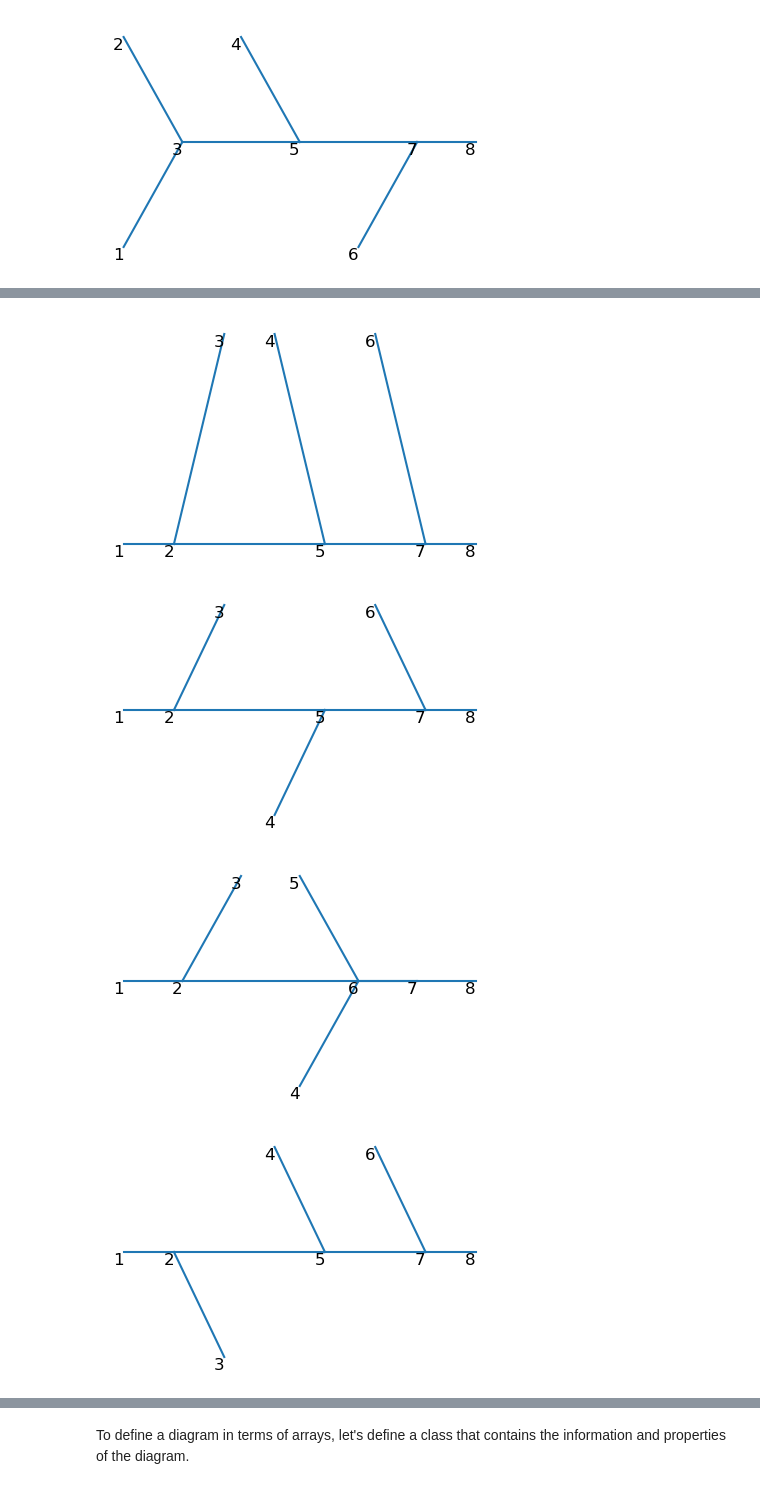
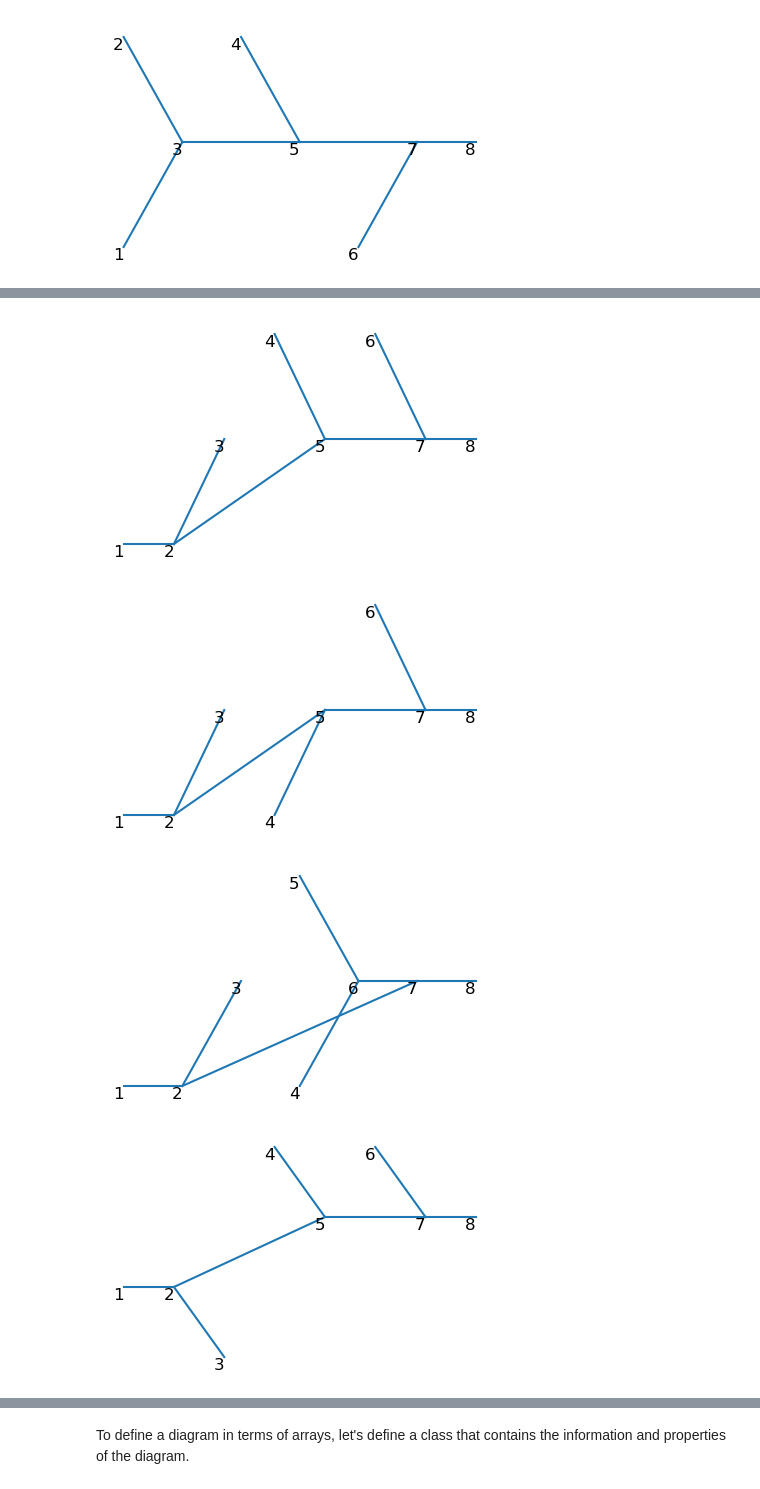
Before and after one commit to liuzhuozhuo/edp-renormalization, a Jupyter notebook: python/code_development.ipynb, the cells around one changed output, grey strips where cells are left out. Cells and saved outputs as stored; diff of their text form; code cells hidden in the pictures.

Commit message:
update file to include offset in connections

```diff
--- a/python/code_development.ipynb
+++ b/python/code_development.ipynb
@@ -153,12 +164,12 @@ After knowing the number of new diagrams to calculate, we consider the particles
 # %%
-def connection(points1, paths1, points2, paths2):
+def connection(points1, paths1, points2, paths2, offset = 0):
     in_out_paths1 = in_out_paths(paths1)
     in_out_paths2 = in_out_paths(paths2)
 
     #Create the new points array
     points = np.zeros((len(points1) + len(points2), 2))
     points[:len(points1)] = points1
-    points[len(points1):] = points2 + np.array([np.max(points1)+1,0])
+    points[len(points1):] = points2 + np.array([np.max(points1)+1, offset])
 
     for i in range(len(in_out_paths2)):
         for j in range(len(in_out_paths2[0])):
@@ -174,9 +185,7 @@ def connection(points1, paths1, points2, paths2):
     for i in range (max_connections):
         n_connections += int(binom(n_1, i+1)*binom(n_2, i+1) * factorial(i+1))
 
-    combinations = np.zeros((n_connections, max_connections, 2), dtype=int)
-
-    combinations = how_connected(combinations, max_connections, n_connections, n_1, n_2)
+    combinations = how_connected(max_connections, n_connections, n_1, n_2)
     combinations = trim_zeros_3D(combinations)
     n  = len(combinations)
     n_paths = len(combinations[0])
@@ -191,7 +200,8 @@ def connection(points1, paths1, points2, paths2):
 
     return points, paths
 
-def how_connected(combinations, max_connections, n_connections, n_1, n_2):
+def how_connected( max_connections, n_connections, n_1, n_2):
+    combinations = np.zeros((n_connections, max_connections, 2), dtype=int)
     n = 0
     while n < n_connections:
         for j in range (n_1):
@@ -255,7 +265,7 @@ for i in range(len(paths_2nd_3)):
 points_2nd_4, paths_2nd_4 = connection(points_1st_2, paths_1st_2, points_1st_1, paths_1st_1)
 
 for i in range(len(paths_2nd_4)):
-    represent_diagram(points_2nd_3, paths_2nd_3[i], index = True)
+    represent_diagram(points_2nd_4, paths_2nd_4[i], index = True)
 # %% [output]
 [figure]
 [figure]
@@ -433,7 +443,7 @@ for i in range(len(paths_3rd_1)):
 [figure]
 [figure]
 # %%
-points_3rd_2, paths_3rd_2 = connection(points_1st_1, paths_1st_1, points_2nd_1, paths_2nd_1[0])
+points_3rd_2, paths_3rd_2 = connection(points_1st_1, paths_1st_1, points_2nd_1, paths_2nd_1[0], offset = 0.5)
 
 for i in range(len(paths_3rd_2)):
     points_3rd_2_1, paths_3rd_2_1 = simplify_diagram(points_3rd_2, paths_3rd_2[i])
@@ -445,11 +455,11 @@ for i in range(len(paths_3rd_2)):
 # %%
-points_3rd_3, paths_3rd_3 = connection(points_1st_2, paths_1st_2, points_2nd_1, paths_2nd_1[0])
+points_3rd_3, paths_3rd_3 = connection(points_1st_2, paths_1st_2, points_2nd_1, paths_2nd_1[0], offset = 1)
 
 for i in range(len(paths_3rd_3)):
     points_3rd_3_1, paths_3rd_3_1 = simplify_diagram(points_3rd_3, paths_3rd_3[i])
     represent_diagram(points_3rd_3_1, paths_3rd_3_1, index = True)
 # %% [output]
-[figure, old version]
+[figure, new version]
-[figure, old version]
+[figure, new version]
-[figure, old version]
+[figure, new version]
-[figure, old version]
+[figure, new version]
```
Also changed, not shown: parts of 14 cells of this notebook, 2 other files.
